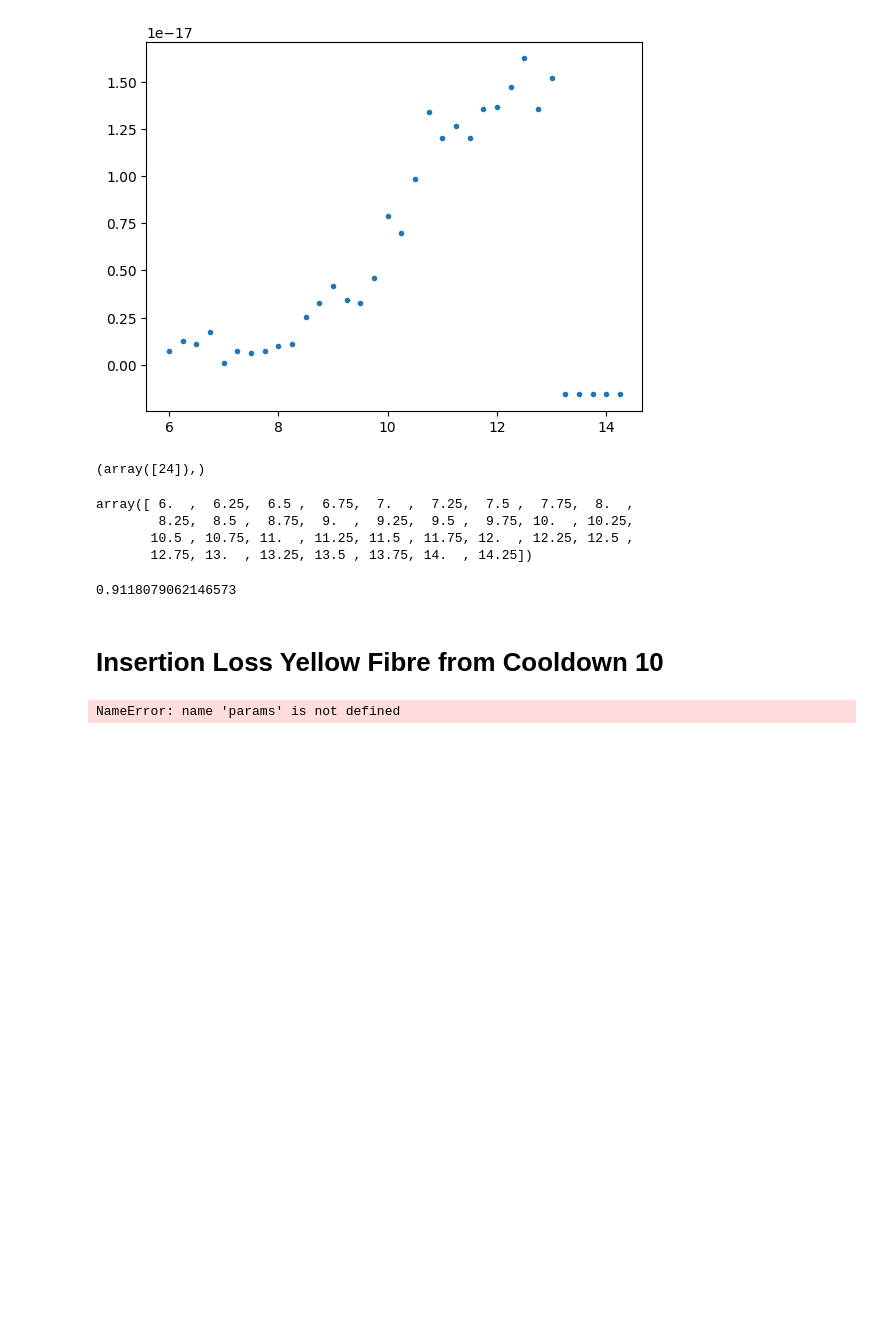
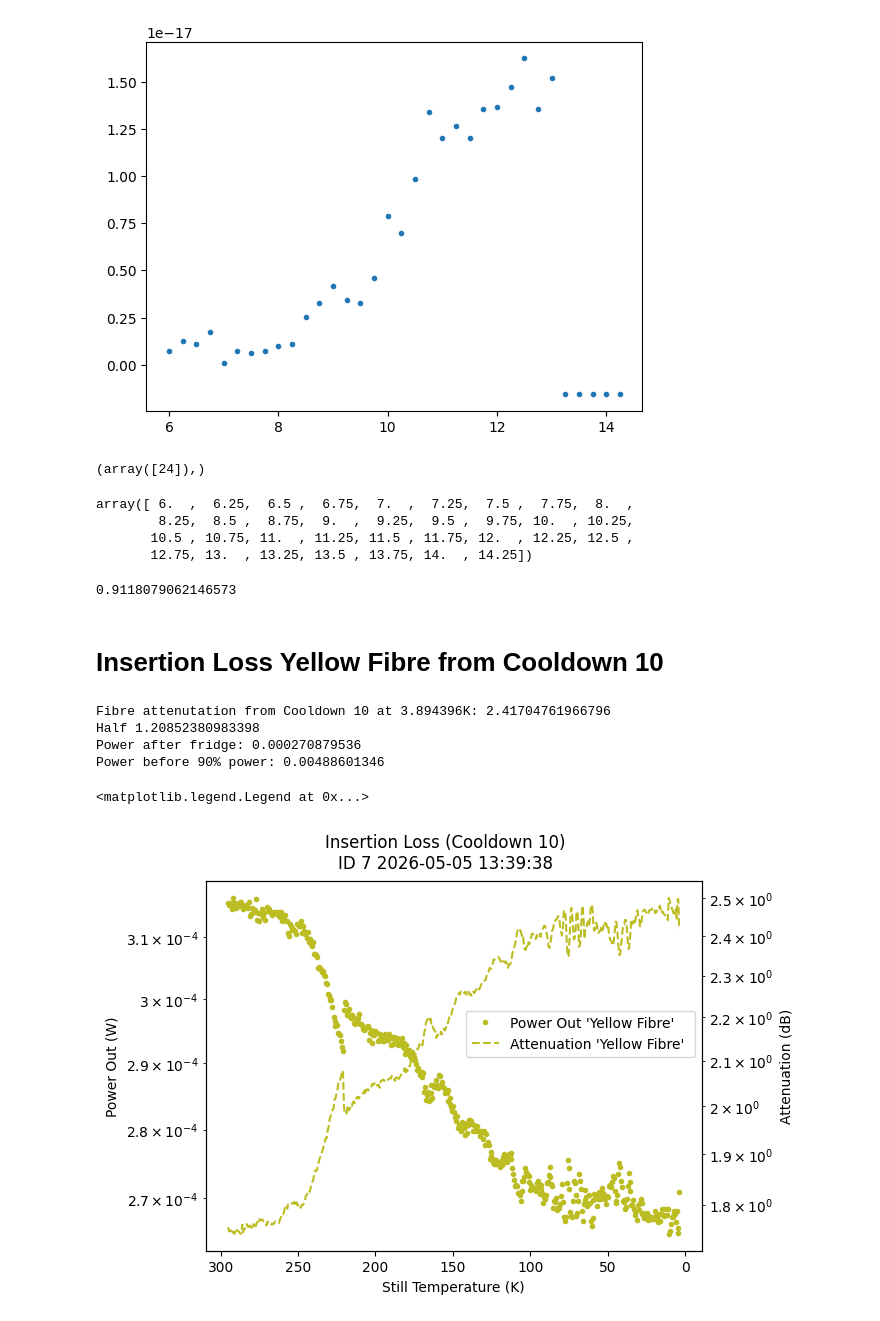
Before and after one commit to QNLSydney/snspd, a Jupyter notebook: SNSPD2/SNSPD5-10_combined_analysis.ipynb, the cells around one changed output. Cells and saved outputs as stored; diff of their text form; code cells hidden in the pictures; blank space fills up the shorter version.

```diff
--- a/SNSPD2/SNSPD5-10_combined_analysis.ipynb
+++ b/SNSPD2/SNSPD5-10_combined_analysis.ipynb
@@ -572,5 +576,46 @@ ID = 7
 data = params.load_id_from_database(db10, exname10, sampname10, ID).get_parameter_data()
 attenuation_10 = data['attenuation']['attenuation']
 still_temp_10 = data['still_temp']['still_temp']
+power10 = data['power10']['power10']
+power90 = data['power90']['power90']
+
+fibre_attenuation = attenuation_10[-1]/2 # data taken cooling, last data point (coldest)
+print(f'Fibre attenutation from Cooldown 10 at {still_temp_10[-1]}K: {attenuation_10[-1]}\nHalf {fibre_attenuation}')
+print(f'Power after fridge: {power10[-1]}W')
+print(f'Power before 90% power: {power90[-1]}W')
 # %% [output]
-NameError: name 'params' is not defined
+Fibre attenutation from Cooldown 10 at 3.894396K: 2.41704761966796
+Half 1.20852380983398
+Power after fridge: 0.000270879536
+Power before 90% power: 0.00488601346
+# %%
+db10 = "./2026-04-17_SNSPD10.db"
+exname10 = 'SNSPD10'
+sampname10 = '00'
+ID = 7
+data_10 = params.load_id_from_database(db10, exname10, sampname10, ID).get_parameter_data()
+power10_10 = data_10['power10']['power10']
+power90_10 = data_10['power90']['power90']
+attenuation_10 = data_10['attenuation']['attenuation']
+still_temp_10 = data_10['still_temp']['still_temp']
+
+fig, ax1 = plt.subplots()
+
+ax2 = ax1.twinx()
+
+ax1.semilogy(still_temp_10, power10_10, '.', color = 'tab:olive', label='Power Out \'Yellow Fibre\' ')
+ax1.set_xlabel('Still Temperature (K)')
+ax1.set_ylabel('Power Out (W)')
+ax1.invert_xaxis()
+
+ax2.semilogy(still_temp_10, attenuation_10, '--', color='tab:olive', label='Attenuation \'Yellow Fibre\' ')
+ax2.set_xlabel('Still Temperature (K)')
+ax2.set_ylabel('Attenuation (dB)')
+
+
+fig.suptitle(params.make_title(ID=ID, title='Insertion Loss (Cooldown 10)', device=False))
+fig.legend(loc='lower right', bbox_to_anchor=(0.5, 0.5, 0.4, 0.5))
+# fig.legend(loc='centre', bbox_to_anchor=(0.5, 0., 0.5, 0.5))
+# %% [output]
+<matplotlib.legend.Legend at 0x...>
+[figure, added]
```
Also changed, not shown: parts of 3 cells of this notebook.
